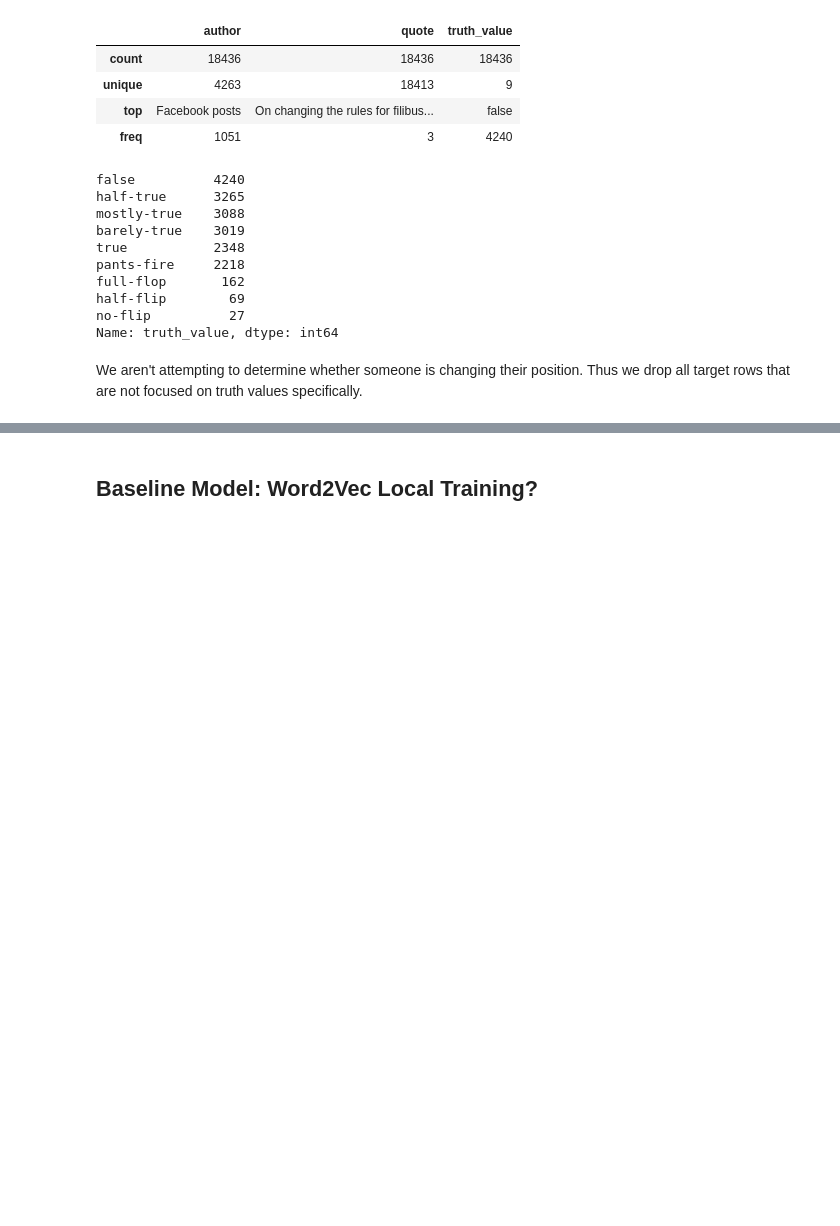
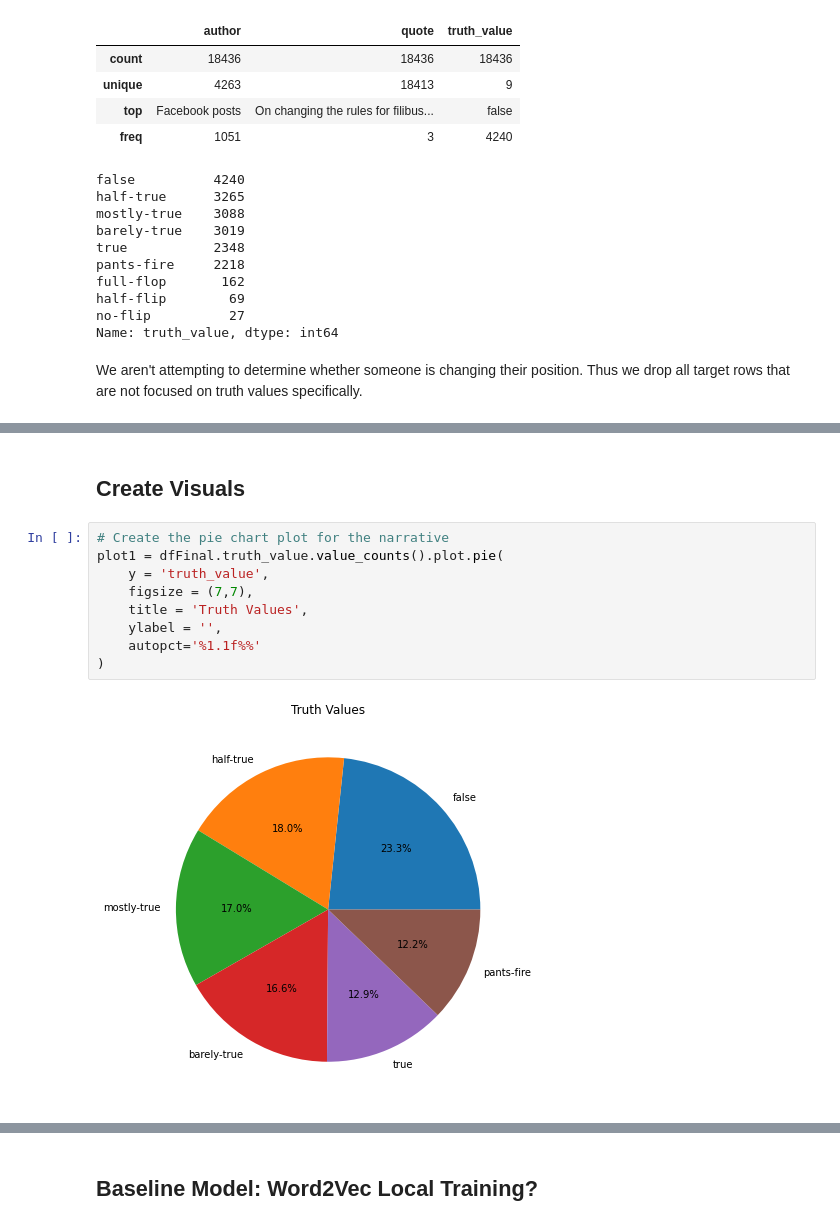
Before and after one commit to minthammock-development/cap-stone, a Jupyter notebook: capstone_notebook.ipynb, the cells around one changed output, grey strips where cells are left out. Drawn from its saved outputs; the diff is of its cells as text; blank space fills up the shorter version.

Commit message:
Working through the narrative

```diff
--- a/capstone_notebook.ipynb
+++ b/capstone_notebook.ipynb
@@ -297,0 +342,13 @@ model.evaluate(X_test, y_test_OH)
+# %% [markdown]
+## Create Visuals
+# %%
+# Create the pie chart plot for the narrative
+plot1 = dfFinal.truth_value.value_counts().plot.pie(
+    y = 'truth_value',
+    figsize = (7,7),
+    title = 'Truth Values',
+    ylabel = '',
+    autopct='%1.1f%%'
+)
+# %% [output]
+[figure, added]
```
Also changed, not shown: parts of 99 cells of this notebook.
